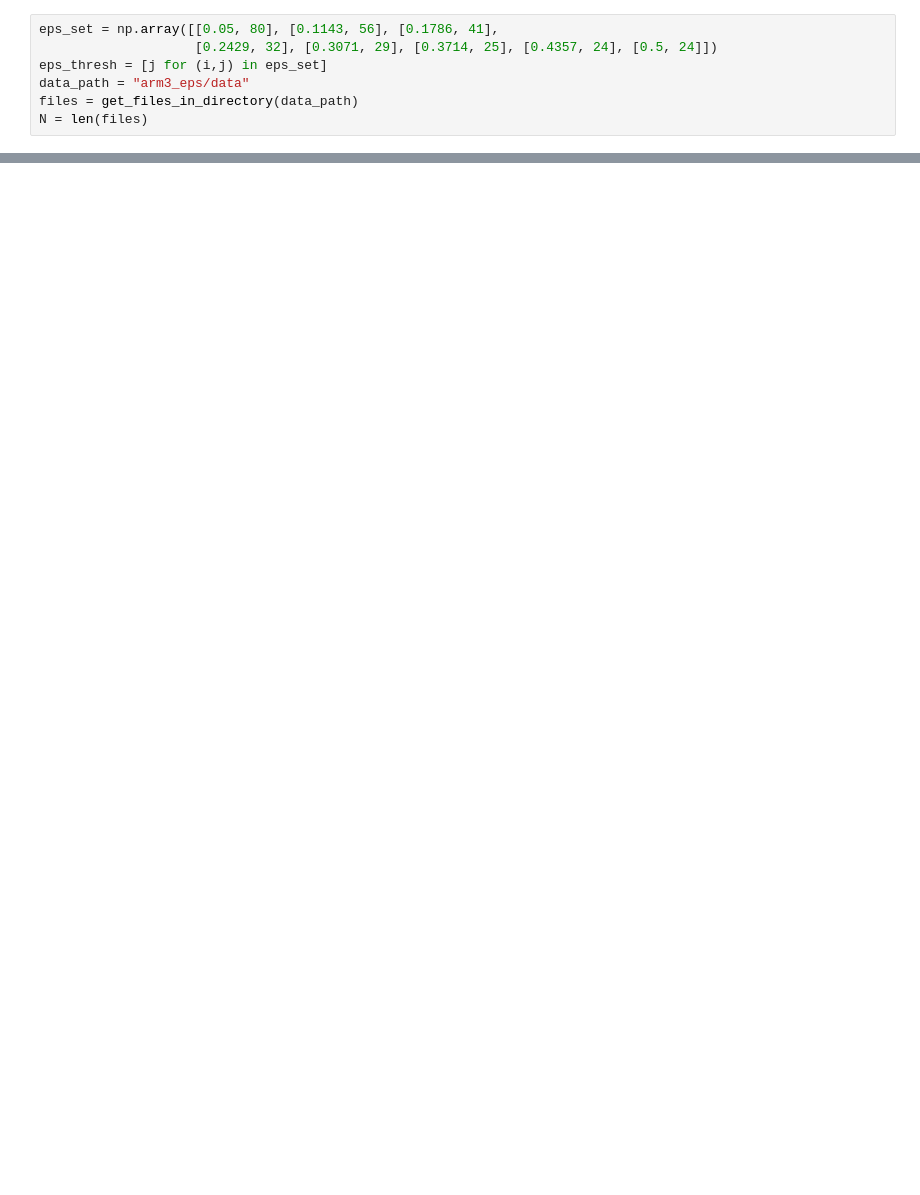
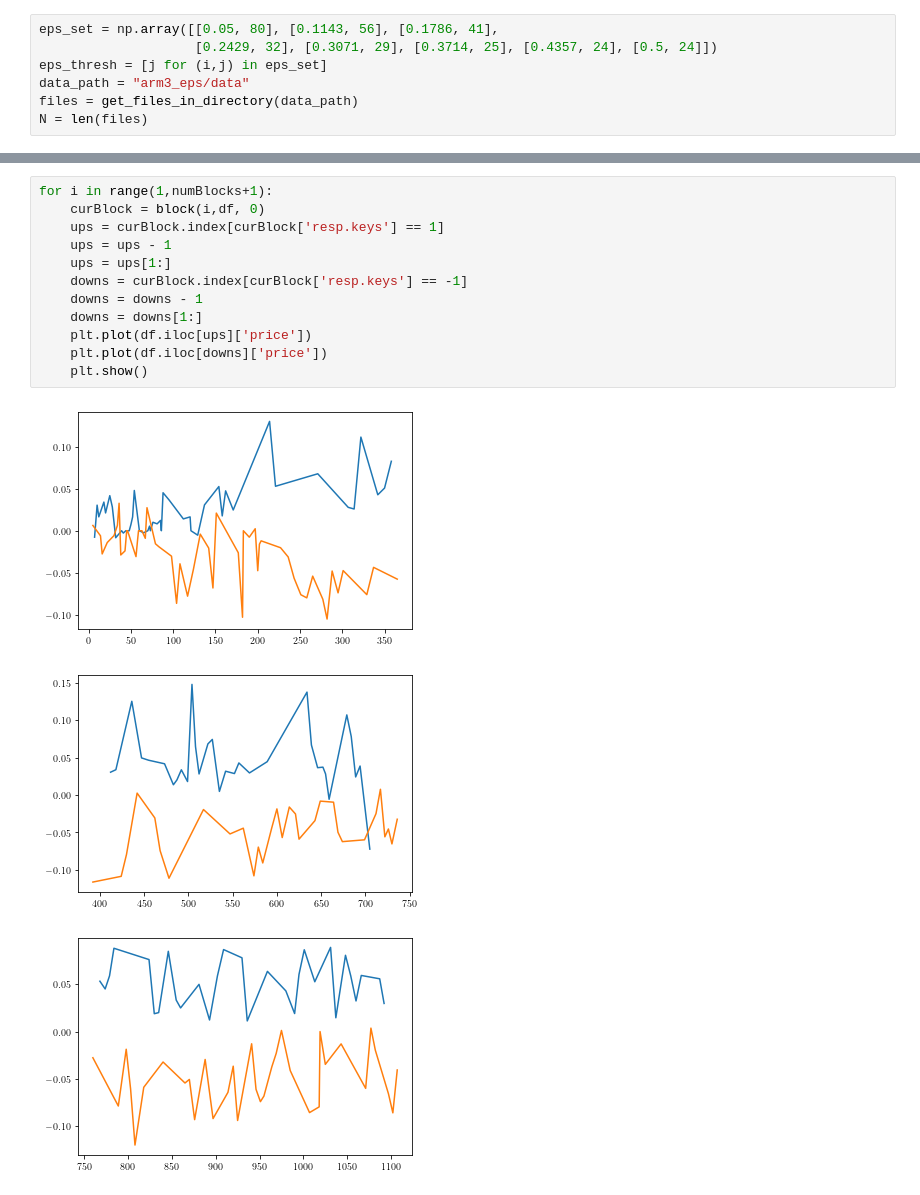
Before and after one commit to kalburge/stock-predict, a Jupyter notebook: pavlovia_exp/analyze_eps.ipynb, the cells around one changed output, grey strips where cells are left out. Drawn from its saved outputs; the diff is of its cells as text; blank space fills up the shorter version.

```diff
--- a/pavlovia_exp/analyze_eps.ipynb
+++ b/pavlovia_exp/analyze_eps.ipynb
@@ -67,0 +168,16 @@ array([[0.06231039]])
+# %%
+for i in range(1,numBlocks+1):
+    curBlock = block(i,df, 0)
+    ups = curBlock.index[curBlock['resp.keys'] == 1]
+    ups = ups - 1
+    ups = ups[1:]
+    downs = curBlock.index[curBlock['resp.keys'] == -1]
+    downs = downs - 1
+    downs = downs[1:]
+    plt.plot(df.iloc[ups]['price'])
+    plt.plot(df.iloc[downs]['price'])
+    plt.show()
+# %% [output]
+[figure, added]
+[figure, added]
+[figure, added]
```
Also changed, not shown: parts of 17 cells of this notebook, 2 other files.
